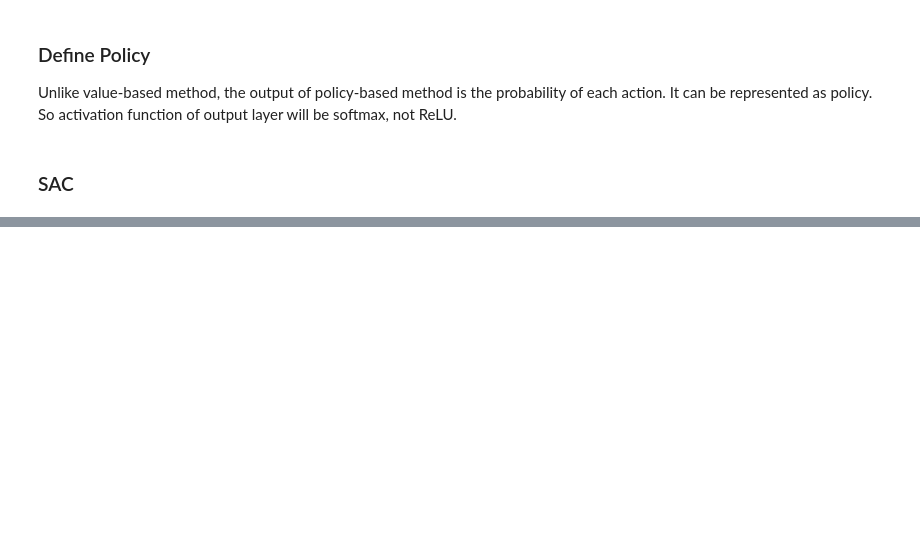
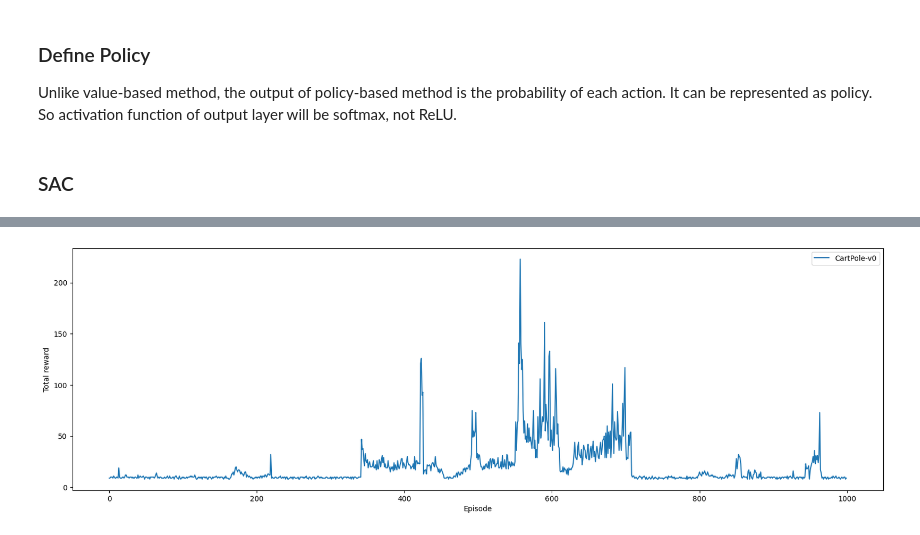
Before and after one commit to MarconatoB/EE-568-Project, a Jupyter notebook: exploration_Alan.ipynb, the cells around one changed output, grey strips where cells are left out. Drawn from its saved outputs; the diff is of its cells as text; code cells hidden in the pictures; blank space fills up the shorter version.

```diff
--- a/exploration_Alan.ipynb
+++ b/exploration_Alan.ipynb
@@ -332,0 +301,9 @@ KeyboardInterrupt:
+# %%
+plt.figure(figsize=(20,6))
+plt.plot(rewards,label="CartPole-v0")
+plt.xlabel("Episode")
+plt.ylabel("Total reward")
+plt.legend()
+plt.show()
+# %% [output]
+[figure, added]
```
Also changed, not shown: parts of 2 cells of this notebook.
